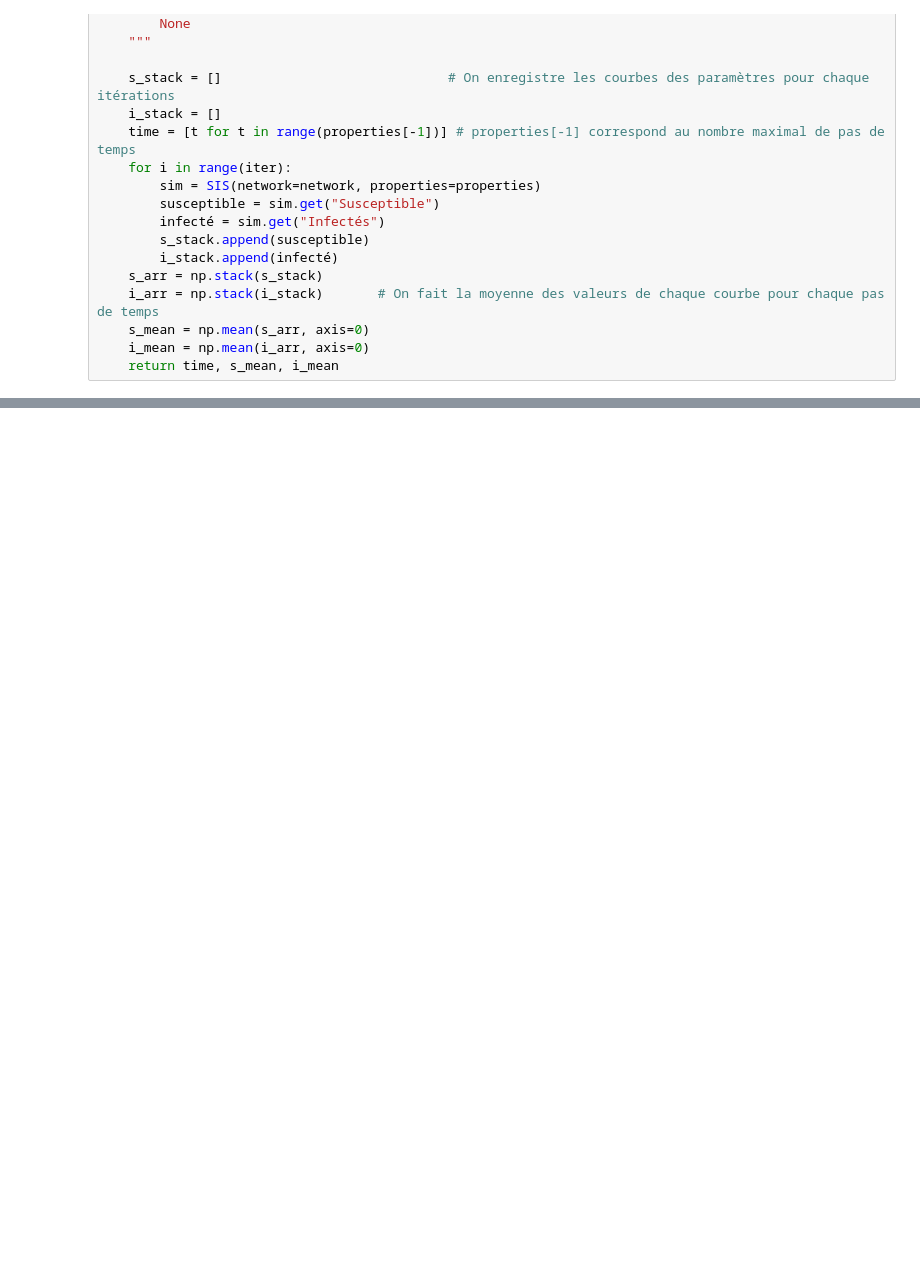
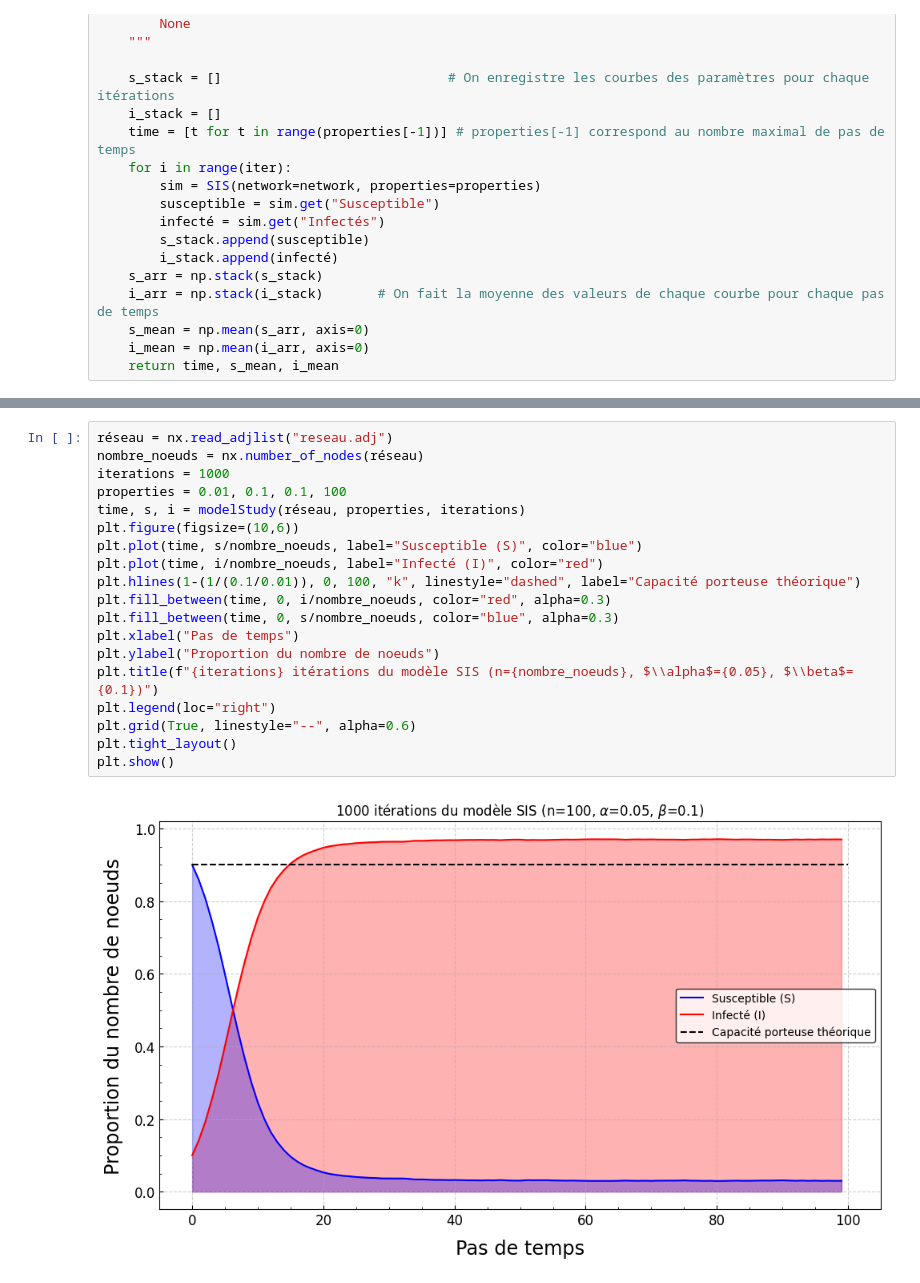
Before and after one commit to Antetokounpo/PhysNum-TP, a Jupyter notebook: TP4/TP4_FrancoisBedard_ThomasDesmarais_AntoineReid.ipynb, the cells around one changed output, grey strips where cells are left out. Cells and saved outputs as stored; diff of their text form; blank space fills up the shorter version.

```diff
--- a/TP4/TP4_FrancoisBedard_ThomasDesmarais_AntoineReid.ipynb
+++ b/TP4/TP4_FrancoisBedard_ThomasDesmarais_AntoineReid.ipynb
@@ -654,0 +659,21 @@ plt.show()
+# %%
+réseau = nx.read_adjlist("reseau.adj")
+nombre_noeuds = nx.number_of_nodes(réseau)
+iterations = 1000
+properties = 0.01, 0.1, 0.1, 100
+time, s, i = modelStudy(réseau, properties, iterations)
+plt.figure(figsize=(10,6))
+plt.plot(time, s/nombre_noeuds, label="Susceptible (S)", color="blue")
+plt.plot(time, i/nombre_noeuds, label="Infecté (I)", color="red")
+plt.hlines(1-(1/(0.1/0.01)), 0, 100, "k", linestyle="dashed", label="Capacité porteuse théorique")
+plt.fill_between(time, 0, i/nombre_noeuds, color="red", alpha=0.3)
+plt.fill_between(time, 0, s/nombre_noeuds, color="blue", alpha=0.3)
+plt.xlabel("Pas de temps")
+plt.ylabel("Proportion du nombre de noeuds")
+plt.title(f"{iterations} itérations du modèle SIS (n={nombre_noeuds}, $\\alpha$={0.05}, $\\beta$={0.1})")
+plt.legend(loc="right")
+plt.grid(True, linestyle="--", alpha=0.6)
+plt.tight_layout()
+plt.show()
+# %% [output]
+[figure, added]
```
Also changed, not shown: parts of 2 cells of this notebook.
